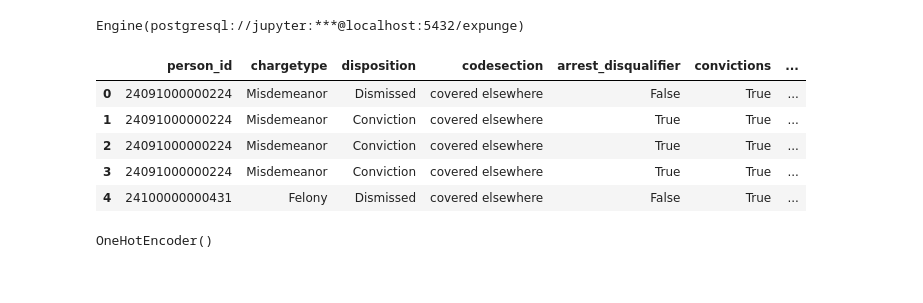
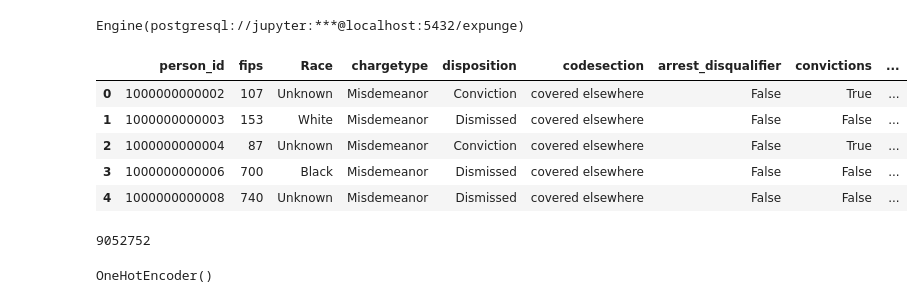
Before and after one commit to code-for-charlottesville/LAJC-expungement, a Jupyter notebook: classify/classify_testing.ipynb, the cells around one changed output. Saved outputs shown, nothing was run; the diff lists cells and outputs as text; code cells hidden in the pictures.

Commit message:
Full runs for various configs in notebook

```diff
--- a/classify/classify_testing.ipynb
+++ b/classify/classify_testing.ipynb
@@ -57,31 +187,37 @@ Engine(postgresql://jupyter:***@localhost:5432/expunge)
 # %%
 features_df = pd.read_sql("""
     SELECT
         person_id,
+        fips,
+        "Race",
         "chargetype",
         "disposition",
         "codesection",
         "arrest_disqualifier",
         "convictions",
         "felony_conviction_disqualifier",
         "next_conviction_disqualifier_after_misdemeanor",
         "next_conviction_disqualifier_after_felony",
         "pending_after_misdemeanor",
         "pending_after_felony",
         "class1_2",
         "class3_4"
     FROM expunge_features
-    WHERE run_id = 'default-10k'
+    WHERE run_id = 'default-full-table'
 """, engine)
 
 features_df.head()
 # %% [output]
-|  | person_id | chargetype | disposition | codesection | arrest_disqualifier | convictions | ... |
-| 0 | 24091000000224 | Misdemeanor | Dismissed | covered elsewhere | False | True | ... |
-| 1 | 24091000000224 | Misdemeanor | Conviction | covered elsewhere | True | True | ... |
-| 2 | 24091000000224 | Misdemeanor | Conviction | covered elsewhere | True | True | ... |
-| 3 | 24091000000224 | Misdemeanor | Conviction | covered elsewhere | True | True | ... |
-| 4 | 24100000000431 | Felony | Dismissed | covered elsewhere | False | True | ... |
+|  | person_id | fips | Race | chargetype | disposition | codesection | arrest_disqualifier | convictions | ... |
+| 0 | 1000000000002 | 107 | Unknown | Misdemeanor | Conviction | covered elsewhere | False | True | ... |
+| 1 | 1000000000003 | 153 | White | Misdemeanor | Dismissed | covered elsewhere | False | False | ... |
+| 2 | 1000000000004 | 87 | Unknown | Misdemeanor | Conviction | covered elsewhere | False | True | ... |
+| 3 | 1000000000006 | 700 | Black | Misdemeanor | Dismissed | covered elsewhere | False | False | ... |
+| 4 | 1000000000008 | 740 | Unknown | Misdemeanor | Dismissed | covered elsewhere | False | False | ... |
+# %%
+len(features_df.index)
+# %% [output]
+9052752
 # %%
 X = train_df.drop('expungability', axis=1)
 Y = train_df['expungability']
```
Also changed, not shown: parts of 64 cells of this notebook, 2 other files.
